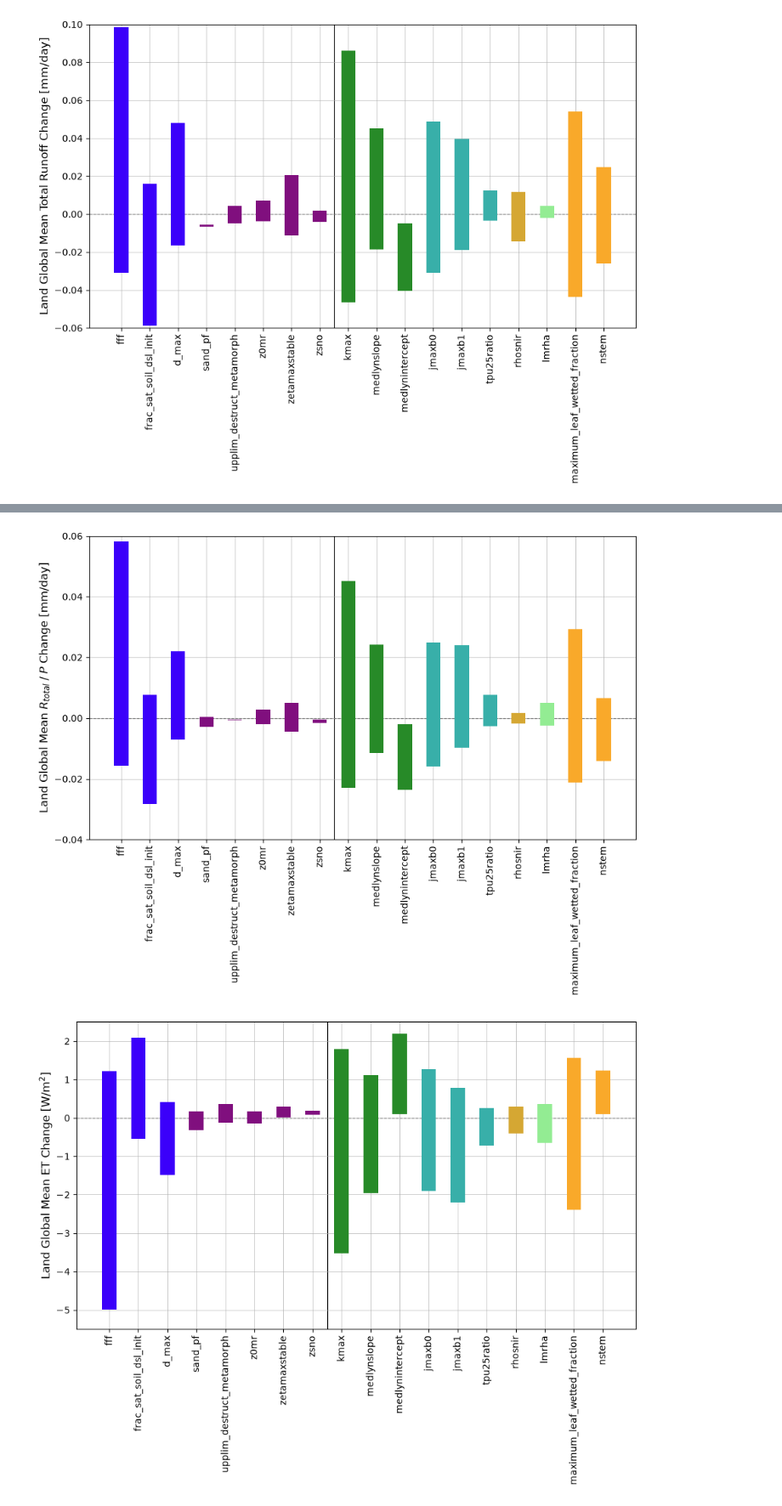
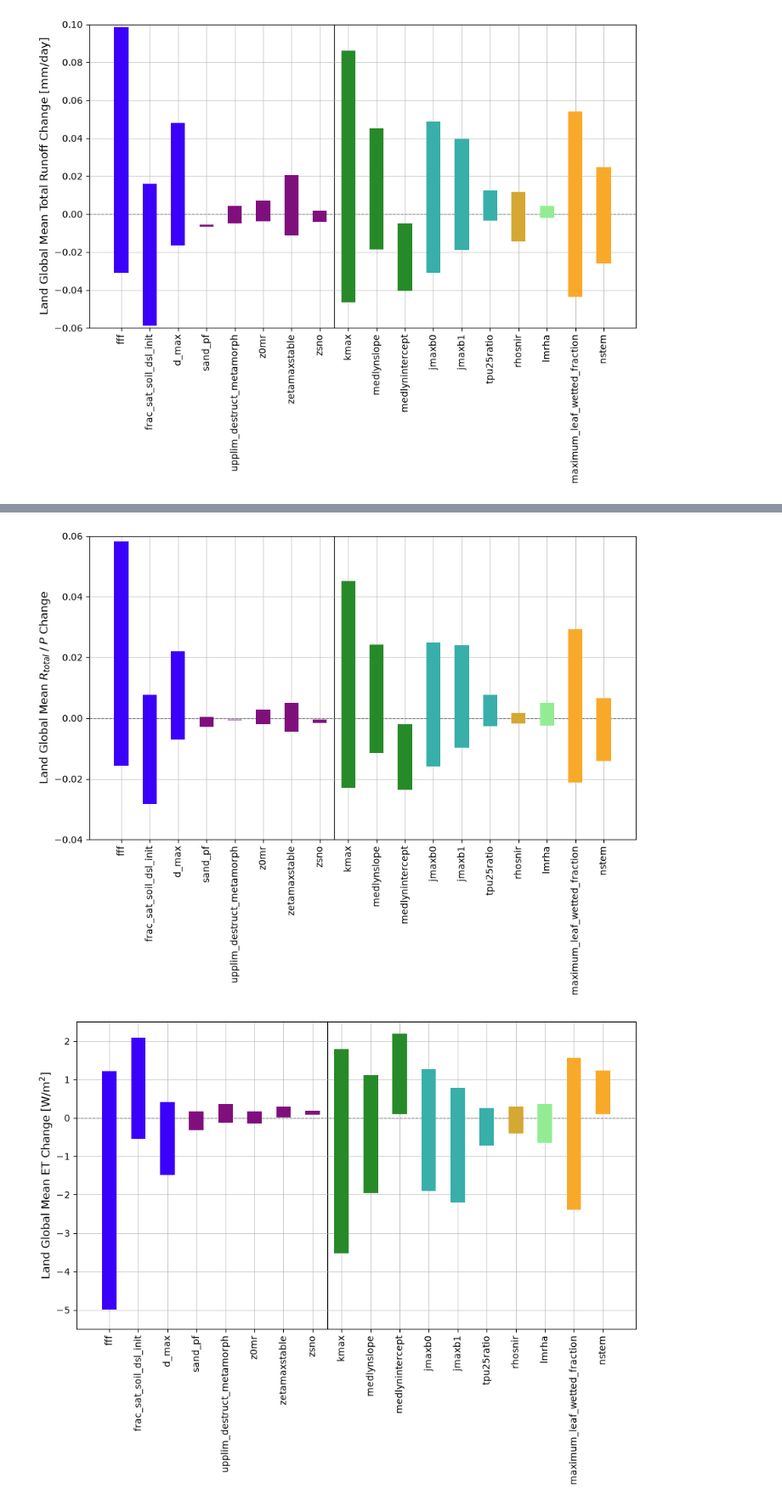
Before and after one commit to bbuchovecky/pi_ppe, a Jupyter notebook: notebooks/runoff-ratio.ipynb, the cells around one changed output, grey strips where cells are left out. Shown at 85% size. Cells and saved outputs as stored; diff of their text form; code cells hidden in the pictures.

```diff
--- a/notebooks/runoff-ratio.ipynb
+++ b/notebooks/runoff-ratio.ipynb
@@ -197,12 +197,12 @@ plot_param_anom_range_bars(
 # %%
 plot_param_anom_range_bars(
     qrunoff_ratio_tm_gm_anom,
-    "Land Global Mean $R_{total} \\; / \\; P$ Change [mm/day]",
+    "Land Global Mean $R_{total} \\; / \\; P$ Change",
     ylim=[-0.04, 0.06],
     save=config.FIG_DIR / "param_anom_range_qrunoff_ratio.png",
 )
 # %% [output]
-[figure, old version]
+[figure, new version]
 # %%
 plot_param_anom_range_bars(
     et_tm_gm_anom,
```
Also changed, not shown: parts of 3 cells of this notebook.
